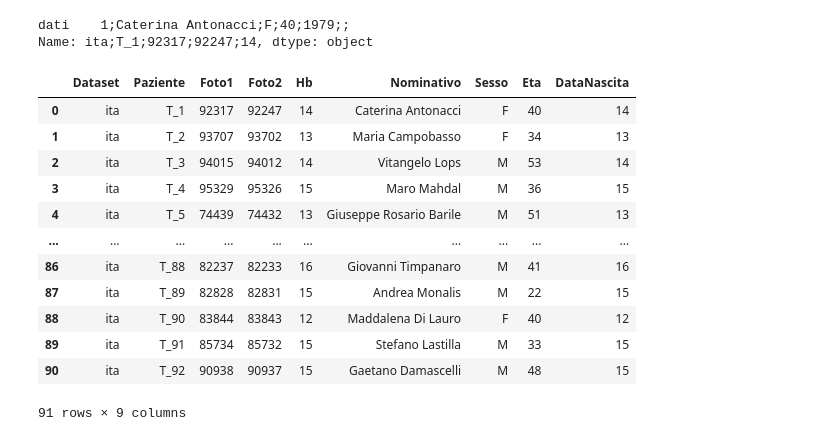
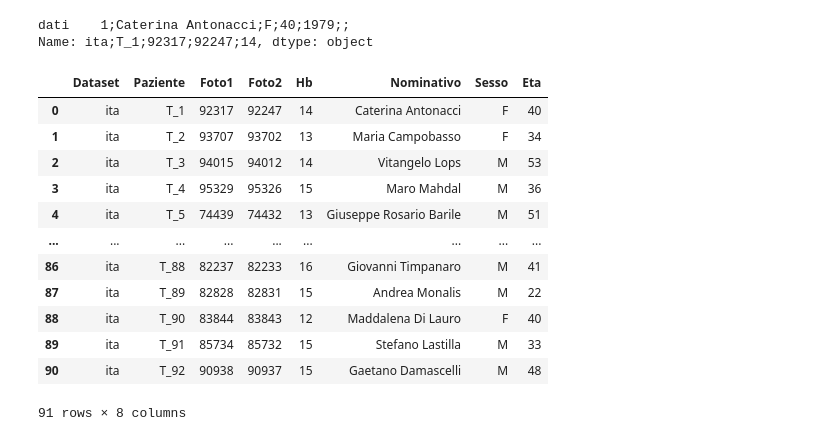
Before and after one commit to domenico1995/SM, a Jupyter notebook: SM.ipynb, the cells around one changed output. Cells and saved outputs as stored; diff of their text form; code cells hidden in the pictures.

```diff
--- a/SM.ipynb
+++ b/SM.ipynb
@@ -37,36 +39,35 @@ for i in range(0, data.size, 1):
   if s[0] == "ita":
     d1.append(s[0]); d2.append(s[1]); d3.append(s[2]); d4.append(s[3]) ;d5.append(s[4])
     if len(s) > 5:
-      d6.append(s[5]); d7.append(s[6]); d8.append(s[7]); d9.append(s[8])
+      d6.append(s[5]); d7.append(s[6]); d8.append(s[7]);
     else:
       dt =str(data['dati'].iloc[i])
       s1 = dt.split(";")
-      d6.append(s1[1]); d7.append(s1[2]); d8.append(s1[3]); d9.append(s[4])
+      d6.append(s1[1]); d7.append(s1[2]); d8.append(s1[3]);
 # %%
 dataset_italiano.insert(loc=0, column='Dataset', value=d1)
 dataset_italiano.insert(loc=1, column='Paziente', value=d2)
 dataset_italiano.insert(loc=2, column='Foto1', value=d3)
 dataset_italiano.insert(loc=3, column='Foto2', value=d4)
 dataset_italiano.insert(loc=4, column='Hb', value=d5)
 dataset_italiano.insert(loc=5, column='Nominativo', value=d6)
 dataset_italiano.insert(loc=6, column='Sesso', value=d7)
 dataset_italiano.insert(loc=7, column='Eta', value=d8)
-dataset_italiano.insert(loc=8, column='DataNascita', value=d9)
 dataset_italiano
 # %% [output]
-|  | Dataset | Paziente | Foto1 | Foto2 | Hb | Nominativo | Sesso | Eta | DataNascita |
-| 0 | ita | T_1 | 92317 | 92247 | 14 | Caterina Antonacci | F | 40 | 14 |
-| 1 | ita | T_2 | 93707 | 93702 | 13 | Maria Campobasso | F | 34 | 13 |
-| 2 | ita | T_3 | 94015 | 94012 | 14 | Vitangelo Lops | M | 53 | 14 |
-| 3 | ita | T_4 | 95329 | 95326 | 15 | Maro Mahdal | M | 36 | 15 |
-| 4 | ita | T_5 | 74439 | 74432 | 13 | Giuseppe Rosario Barile | M | 51 | 13 |
-| ... | ... | ... | ... | ... | ... | ... | ... | ... | ... |
-| 86 | ita | T_88 | 82237 | 82233 | 16 | Giovanni Timpanaro | M | 41 | 16 |
-| 87 | ita | T_89 | 82828 | 82831 | 15 | Andrea Monalis | M | 22 | 15 |
-| 88 | ita | T_90 | 83844 | 83843 | 12 | Maddalena Di Lauro | F | 40 | 12 |
-| 89 | ita | T_91 | 85734 | 85732 | 15 | Stefano Lastilla | M | 33 | 15 |
-| 90 | ita | T_92 | 90938 | 90937 | 15 | Gaetano Damascelli | M | 48 | 15 |
+|  | Dataset | Paziente | Foto1 | Foto2 | Hb | Nominativo | Sesso | Eta |
+| 0 | ita | T_1 | 92317 | 92247 | 14 | Caterina Antonacci | F | 40 |
+| 1 | ita | T_2 | 93707 | 93702 | 13 | Maria Campobasso | F | 34 |
+| 2 | ita | T_3 | 94015 | 94012 | 14 | Vitangelo Lops | M | 53 |
+| 3 | ita | T_4 | 95329 | 95326 | 15 | Maro Mahdal | M | 36 |
+| 4 | ita | T_5 | 74439 | 74432 | 13 | Giuseppe Rosario Barile | M | 51 |
+| ... | ... | ... | ... | ... | ... | ... | ... | ... |
+| 86 | ita | T_88 | 82237 | 82233 | 16 | Giovanni Timpanaro | M | 41 |
+| 87 | ita | T_89 | 82828 | 82831 | 15 | Andrea Monalis | M | 22 |
+| 88 | ita | T_90 | 83844 | 83843 | 12 | Maddalena Di Lauro | F | 40 |
+| 89 | ita | T_91 | 85734 | 85732 | 15 | Stefano Lastilla | M | 33 |
+| 90 | ita | T_92 | 90938 | 90937 | 15 | Gaetano Damascelli | M | 48 |
-91 rows × 9 columns
+91 rows × 8 columns
 # %%
 dataset_indiano = pd.DataFrame()
 dataset_indiano.columns = []
```
Also changed, not shown: parts of 11 cells of this notebook.
